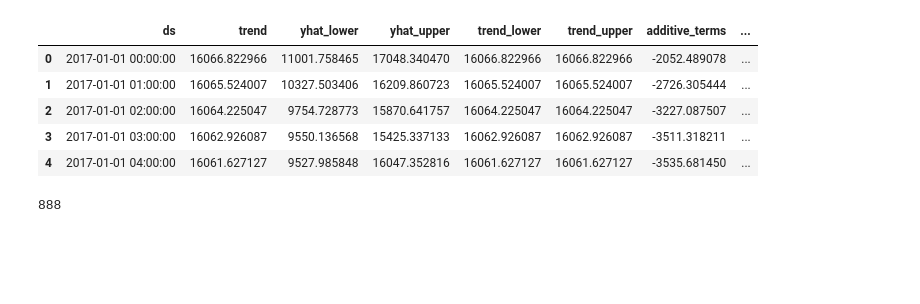
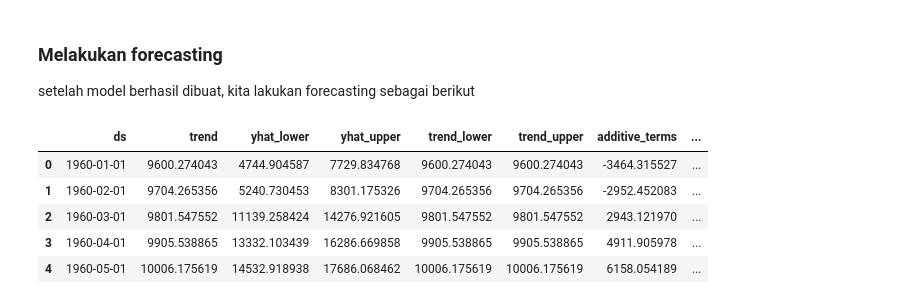
Before and after one commit to sakerajunior/ptpjb, a Jupyter notebook: 10 - Time Series Analysis - Prophet.ipynb, the cells around one changed output. Cells and saved outputs as stored; diff of their text form; code cells hidden in the pictures; blank space fills up the shorter version.

```diff
--- a/10 - Time Series Analysis - Prophet.ipynb
+++ b/10 - Time Series Analysis - Prophet.ipynb
@@ -39,0 +84,10 @@ INFO:prophet:Disabling yearly seasonality. Run prophet with yearly_seasonality=T
+# %%
+# load data
+path = 'https://raw.githubusercontent.com/jbrownlee/Datasets/master/monthly-car-sales.csv'
+df = pd.read_csv(path, header=0)
+
+# mengganti nama kolom
+df.columns = ['ds', 'y']
+
+# merubah tipe data objek menjadi datetime
+df['ds']= pd.to_datetime(df['ds'])
@@ -39,0 +96,7 @@ INFO:prophet:Disabling yearly seasonality. Run prophet with yearly_seasonality=T
+# %%
+from prophet import Prophet
+
+# define the model
+model = Prophet()
+# fit the model
+model.fit(df)
@@ -40,15 +119,14 @@ INFO:prophet:Disabling yearly seasonality. Run prophet with yearly_seasonality=T
+# %% [markdown]
+### Melakukan forecasting
+setelah model berhasil dibuat, kita lakukan forecasting sebagai berikut
 # %%
-future = m.make_future_dataframe(periods=24*7,freq='H')
-forecast = m.predict(future)
+future = model.make_future_dataframe(periods=12,freq='M', include_history=True)
+forecast = model.predict(future)
 forecast.head()
 # %% [output]
 |  | ds | trend | yhat_lower | yhat_upper | trend_lower | trend_upper | additive_terms | ... |
-| 0 | 2017-01-01 00:00:00 | 16066.822966 | 11001.758465 | 17048.340470 | 16066.822966 | 16066.822966 | -2052.489078 | ... |
-| 1 | 2017-01-01 01:00:00 | 16065.524007 | 10327.503406 | 16209.860723 | 16065.524007 | 16065.524007 | -2726.305444 | ... |
-| 2 | 2017-01-01 02:00:00 | 16064.225047 | 9754.728773 | 15870.641757 | 16064.225047 | 16064.225047 | -3227.087507 | ... |
-| 3 | 2017-01-01 03:00:00 | 16062.926087 | 9550.136568 | 15425.337133 | 16062.926087 | 16062.926087 | -3511.318211 | ... |
-| 4 | 2017-01-01 04:00:00 | 16061.627127 | 9527.985848 | 16047.352816 | 16061.627127 | 16061.627127 | -3535.681450 | ... |
+| 0 | 1960-01-01 | 9600.274043 | 4744.904587 | 7729.834768 | 9600.274043 | 9600.274043 | -3464.315527 | ... |
+| 1 | 1960-02-01 | 9704.265356 | 5240.730453 | 8301.175326 | 9704.265356 | 9704.265356 | -2952.452083 | ... |
+| 2 | 1960-03-01 | 9801.547552 | 11139.258424 | 14276.921605 | 9801.547552 | 9801.547552 | 2943.121970 | ... |
+| 3 | 1960-04-01 | 9905.538865 | 13332.103439 | 16286.669858 | 9905.538865 | 9905.538865 | 4911.905978 | ... |
+| 4 | 1960-05-01 | 10006.175619 | 14532.918938 | 17686.068462 | 10006.175619 | 10006.175619 | 6158.054189 | ... |
-# %%
-(24*30+24*7)
-# %% [output]
-888
```
Also changed, not shown: parts of 28 cells of this notebook, 3 other files.
